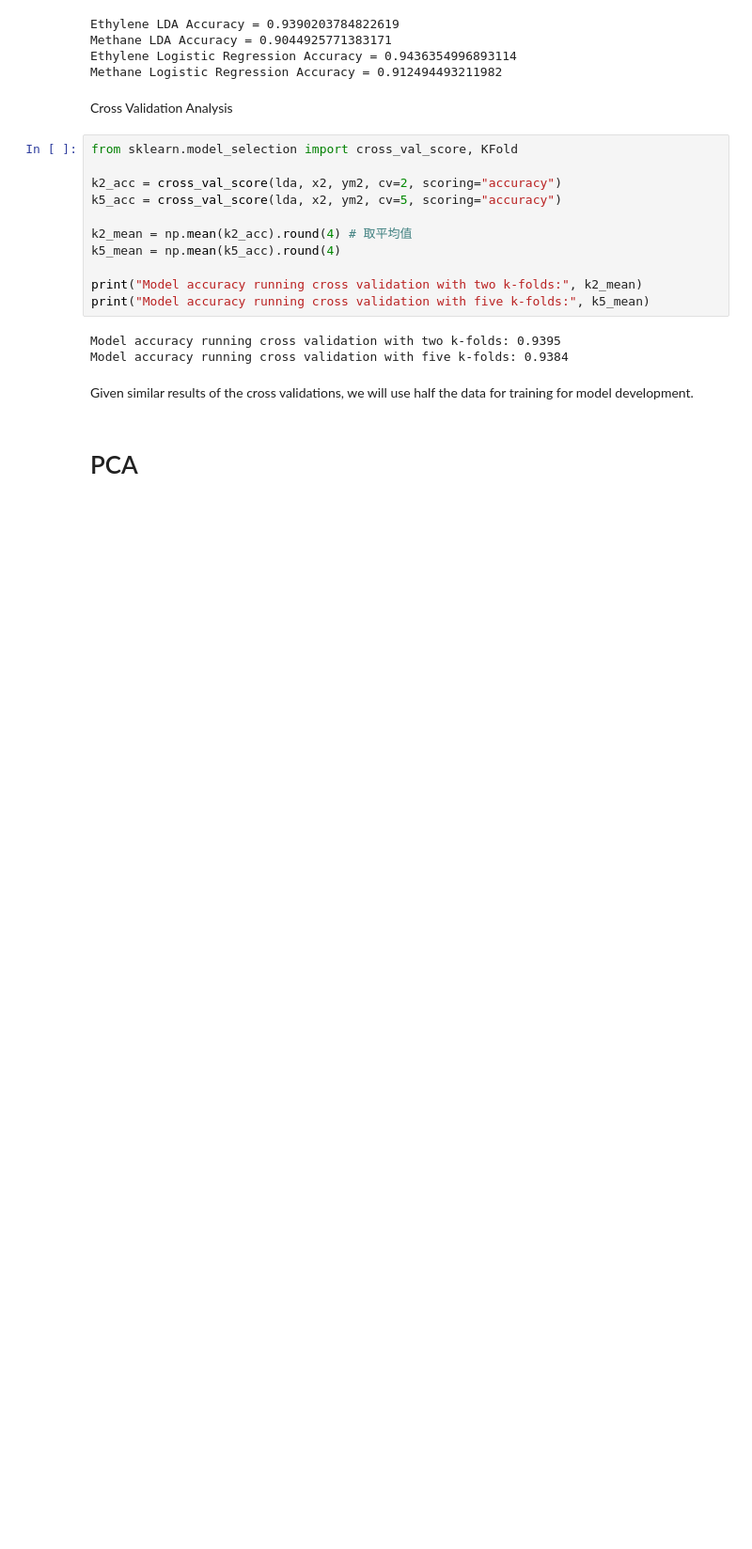
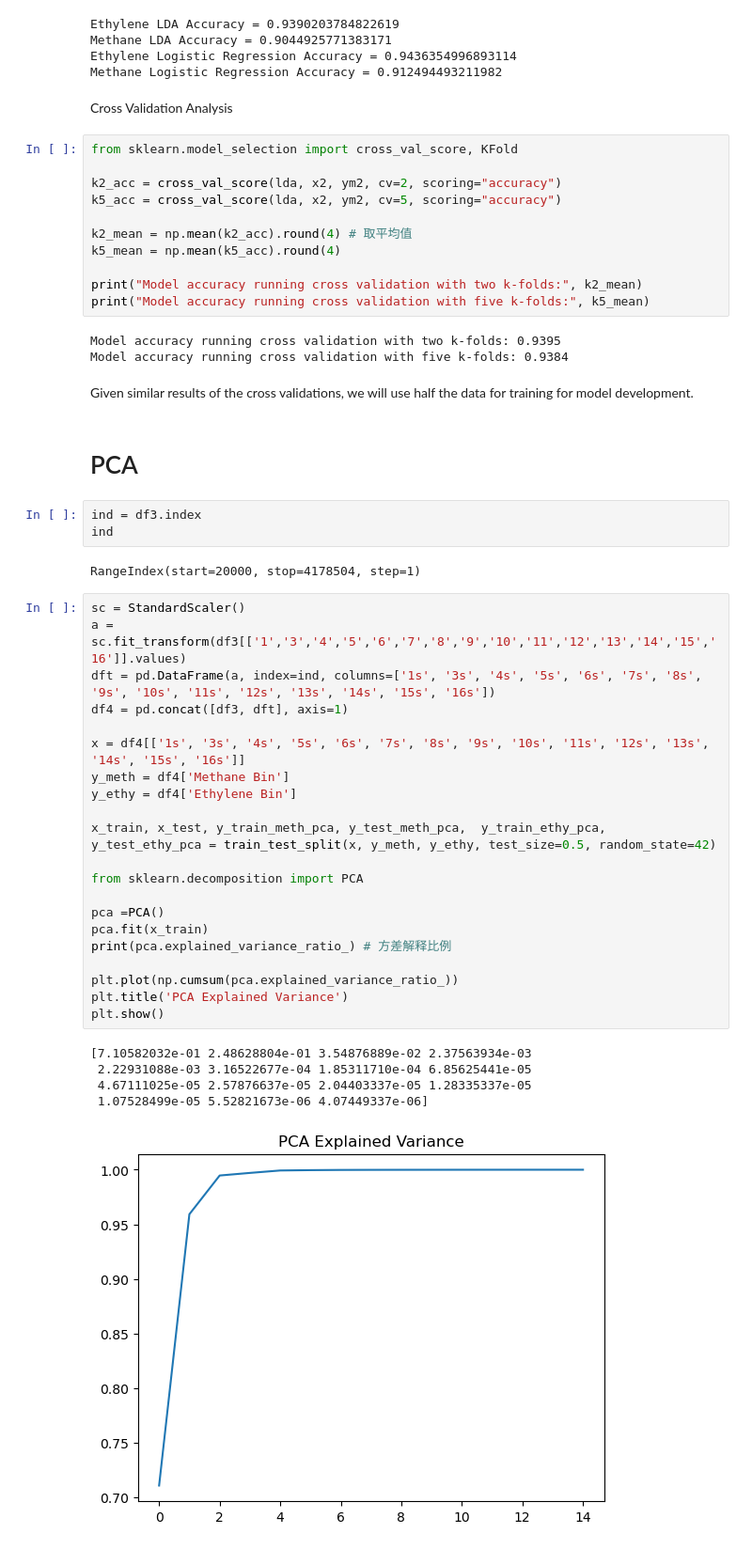
Before and after one commit to LGL-Incresense/GasSensorArray, a Jupyter notebook: Gas-sensor-array-under-dynamic-gas-mixtures/GAS_ML.ipynb, the cells around one changed output. Shown at 94% size. Saved outputs shown, nothing was run; the diff lists cells and outputs as text; blank space fills up the shorter version.

```diff
--- a/Gas-sensor-array-under-dynamic-gas-mixtures/GAS_ML.ipynb
+++ b/Gas-sensor-array-under-dynamic-gas-mixtures/GAS_ML.ipynb
@@ -543,3 +543,35 @@ Model accuracy running cross validation with five k-folds: 0.9384
 Given similar results of the cross validations, we will use half the data for training for model development.
 # %% [markdown]
 # PCA
+# %%
+ind = df3.index
+ind
+# %% [output]
+RangeIndex(start=20000, stop=4178504, step=1)
+# %%
+sc = StandardScaler()
+a = sc.fit_transform(df3[['1','3','4','5','6','7','8','9','10','11','12','13','14','15','16']].values)
+dft = pd.DataFrame(a, index=ind, columns=['1s', '3s', '4s', '5s', '6s', '7s', '8s', '9s', '10s', '11s', '12s', '13s', '14s', '15s', '16s'])
+df4 = pd.concat([df3, dft], axis=1)
+
+x = df4[['1s', '3s', '4s', '5s', '6s', '7s', '8s', '9s', '10s', '11s', '12s', '13s', '14s', '15s', '16s']]
+y_meth = df4['Methane Bin']
+y_ethy = df4['Ethylene Bin']
+
+x_train, x_test, y_train_meth_pca, y_test_meth_pca,  y_train_ethy_pca, y_test_ethy_pca = train_test_split(x, y_meth, y_ethy, test_size=0.5, random_state=42)
+
+from sklearn.decomposition import PCA
+
+pca =PCA()
+pca.fit(x_train)
+print(pca.explained_variance_ratio_) # 方差解释比例
+
+plt.plot(np.cumsum(pca.explained_variance_ratio_))
+plt.title('PCA Explained Variance')
+plt.show()
+# %% [output]
+[7.10582032e-01 2.48628804e-01 3.54876889e-02 2.37563934e-03
+ 2.22931088e-03 3.16522677e-04 1.85311710e-04 6.85625441e-05
+ 4.67111025e-05 2.57876637e-05 2.04403337e-05 1.28335337e-05
+ 1.07528499e-05 5.52821673e-06 4.07449337e-06]
+[figure, added]
```
